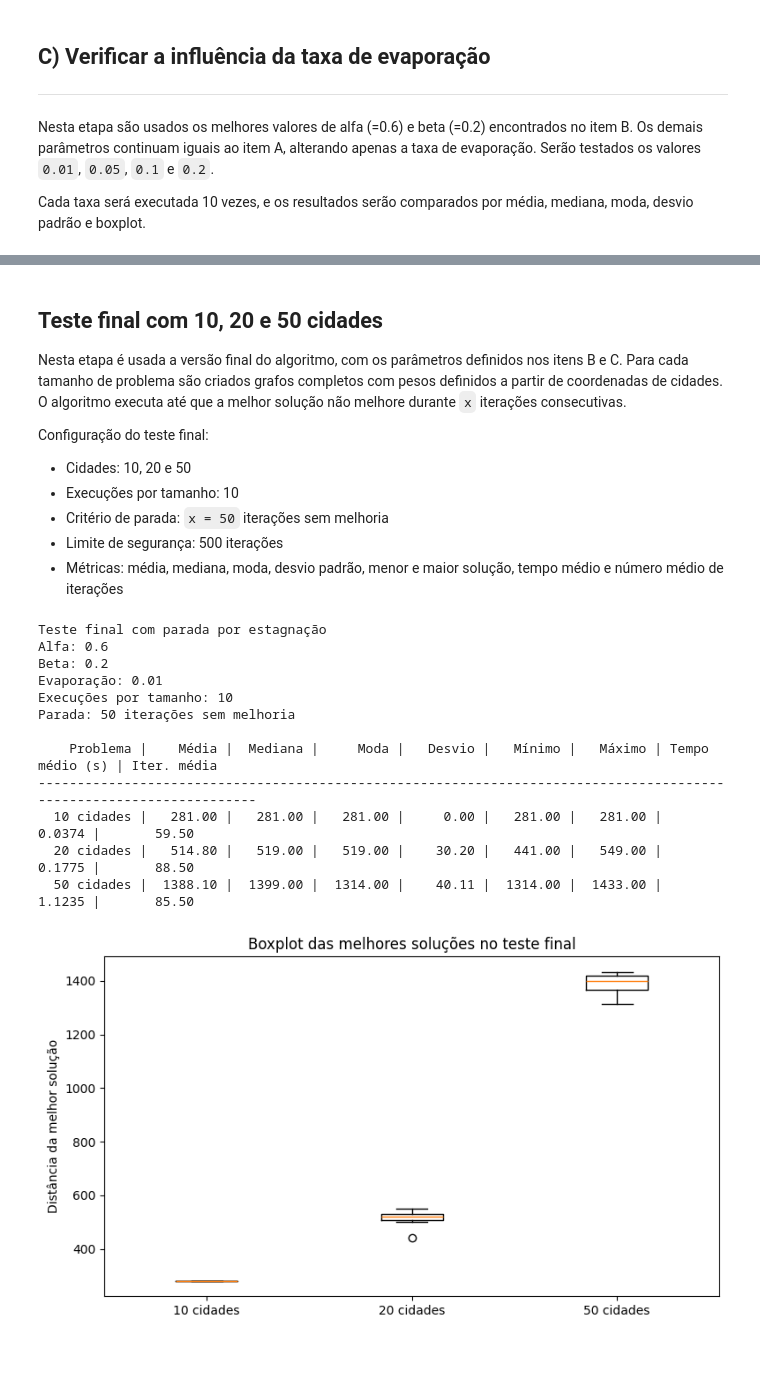
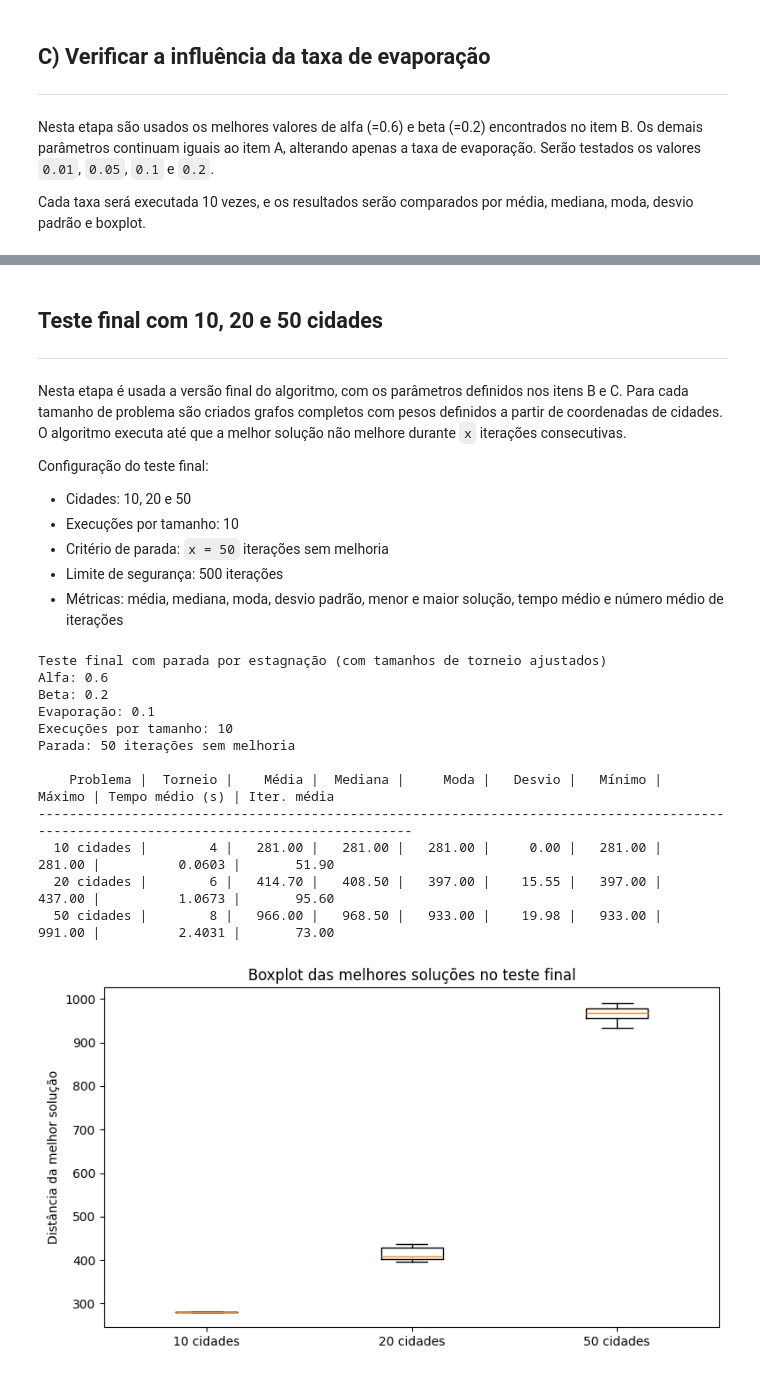
Before and after one commit to JoaoKSS/ACO_Caixeiro_Viajante, a Jupyter notebook: aco_tsp.ipynb, the cells around one changed output, grey strips where cells are left out. Drawn from its saved outputs; the diff is of its cells as text; code cells hidden in the pictures.

Commit message:
refatoração do código para versão final comentada

```diff
--- a/aco_tsp.ipynb
+++ b/aco_tsp.ipynb
@@ -748,5 +878,6 @@ A taxa escolhida é a que apresenta a menor média das melhores soluções nas 1
 # %% [markdown]
-## Teste final com 10, 20 e 50 cidades
+## **Teste final com 10, 20 e 50 cidades**
+---
 
 Nesta etapa é usada a versão final do algoritmo, com os parâmetros definidos nos itens B e C. Para cada tamanho de problema são criados grafos completos com pesos definidos a partir de coordenadas de cidades. O algoritmo executa até que a melhor solução não melhore durante `x` iterações consecutivas.
 
@@ -848,11 +896,22 @@ max_iteracoes = 500
 resultados_final = []
 amostras_boxplot_final = []
 
+# mapeamento dos tamanhos do torneio por número de cidades
+tamanho_torneio_por_cidade = {
+    5: 3,
+    10: 4,
+    20: 6,
+    50: 8,
+}
+
 for n_cidades in tamanhos_final:
     matriz_teste, rotulos_teste, _ = criar_grafo_completo_por_coordenadas(n_cidades, semente=n_cidades)
     melhores_distancias = []
     tempos = []
     iteracoes = []
+
+    # obtém o tamanho do torneio para o número de cidades atual
+    tamanho_torneio_atual = tamanho_torneio_por_cidade.get(n_cidades, 3)
 
     for _ in range(repeticoes_final):
         resultado_teste = executar_aco_ate_estagnar(
@@ -862,7 +921,7 @@ for n_cidades in tamanhos_final:
             evaporacao=melhor_evaporacao,
             feromonio_inicial=0.1,
             q=10,
-            tamanho_torneio=3,
+            tamanho_torneio=tamanho_torneio_atual,
             limite_sem_melhoria=limite_sem_melhoria,
             max_iteracoes=max_iteracoes,
         )
@@ -881,11 +940,12 @@ for n_cidades in tamanhos_final:
             "tempo_medio": float(np.mean(tempos)),
             "tempo_desvio": float(np.std(tempos, ddof=1)) if len(tempos) > 1 else 0.0,
             "iteracoes_media": float(np.mean(iteracoes)),
+            "tamanho_torneio_usado": tamanho_torneio_atual
         }
     )
     amostras_boxplot_final.append(melhores_distancias)
 
-print("Teste final com parada por estagnação")
+print("Teste final com parada por estagnação (com tamanhos de torneio ajustados)")
 print(f"Alfa: {melhor_alfa_beta[0]}")
 print(f"Beta: {melhor_alfa_beta[1]}")
 print(f"Evaporação: {melhor_evaporacao}")
@@ -893,14 +953,15 @@ print(f"Execuções por tamanho: {repeticoes_final}")
 print(f"Parada: {limite_sem_melhoria} iterações sem melhoria")
 print()
 print(
-    f"{'Problema':>12} | {'Média':>8} | {'Mediana':>8} | {'Moda':>8} | "
+    f"{'Problema':>12} | {'Torneio':>8} | {'Média':>8} | {'Mediana':>8} | {'Moda':>8} | "
     f"{'Desvio':>8} | {'Mínimo':>8} | {'Máximo':>8} | {'Tempo médio (s)':>15} | {'Iter. média':>11}"
 )
-print("-" * 116)
+print("-" * 136)
 for item in resultados_final:
     estat = item["estatisticas"]
     print(
         f"{item['rotulo']:>12} | "
+        f"{item['tamanho_torneio_usado']:>8} | "
         f"{estat['media']:>8.2f} | "
         f"{estat['mediana']:>8.2f} | "
         f"{estat['moda']:>8.2f} | "
@@ -911,26 +972,26 @@ for item in resultados_final:
         f"{item['iteracoes_media']:>11.2f}"
     )
 # %% [output]
-Teste final com parada por estagnação
+Teste final com parada por estagnação (com tamanhos de torneio ajustados)
 Alfa: 0.6
 Beta: 0.2
-Evaporação: 0.01
+Evaporação: 0.1
 Execuções por tamanho: 10
 Parada: 50 iterações sem melhoria
 
-    Problema |    Média |  Mediana |     Moda |   Desvio |   Mínimo |   Máximo | Tempo médio (s) | Iter. média
---------------------------------------------------------------------------------------------------------------------
-  10 cidades |   281.00 |   281.00 |   281.00 |     0.00 |   281.00 |   281.00 |          0.0374 |       59.50
-  20 cidades |   514.80 |   519.00 |   519.00 |    30.20 |   441.00 |   549.00 |          0.1775 |       88.50
-  50 cidades |  1388.10 |  1399.00 |  1314.00 |    40.11 |  1314.00 |  1433.00 |          1.1235 |       85.50
+    Problema |  Torneio |    Média |  Mediana |     Moda |   Desvio |   Mínimo |   Máximo | Tempo médio (s) | Iter. média
+----------------------------------------------------------------------------------------------------------------------------------------
+  10 cidades |        4 |   281.00 |   281.00 |   281.00 |     0.00 |   281.00 |   281.00 |          0.0603 |       51.90
+  20 cidades |        6 |   414.70 |   408.50 |   397.00 |    15.55 |   397.00 |   437.00 |          1.0673 |       95.60
+  50 cidades |        8 |   966.00 |   968.50 |   933.00 |    19.98 |   933.00 |   991.00 |          2.4031 |       73.00
 # %%
 fig, ax = plt.subplots(figsize=(9, 5))
 ax.boxplot(
     amostras_boxplot_final,
-    labels=[item["rotulo"] for item in resultados_final],
+    tick_labels=[item["rotulo"] for item in resultados_final],
 )
 ax.set_title("Boxplot das melhores soluções no teste final")
 ax.set_ylabel("Distância da melhor solução")
 plt.show()
 # %% [output]
-[figure, old version]
+[figure, new version]
```
Also changed, not shown: parts of 26 cells of this notebook.
